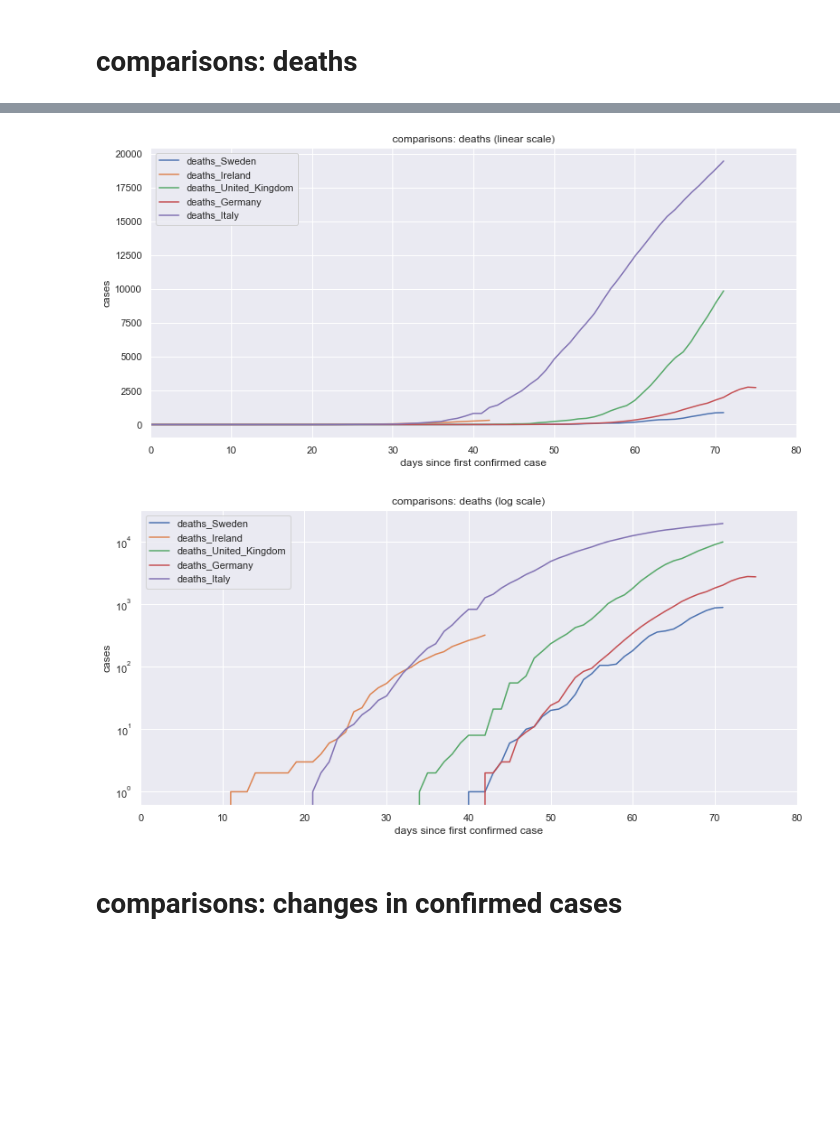
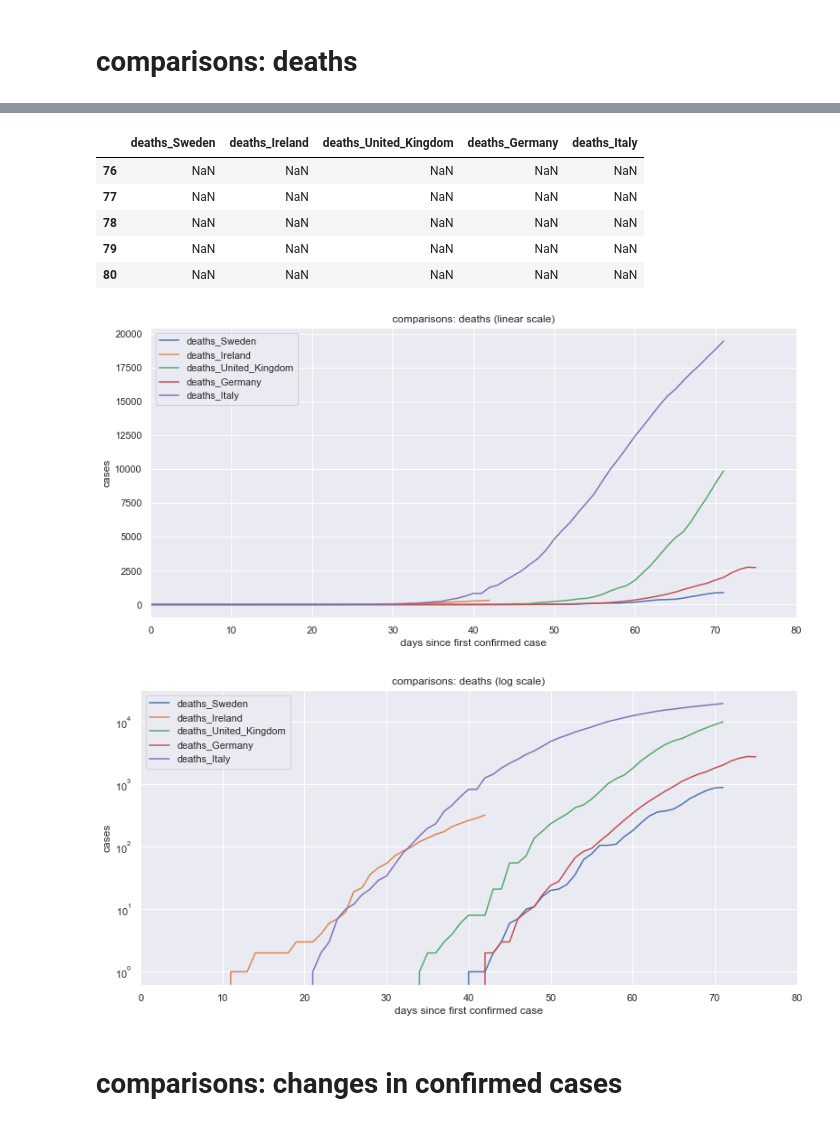
Before and after one commit to wdbm/COVID-19, a Jupyter notebook: COVID-19_7ef2f737.ipynb, the cells around one changed output, grey strips where cells are left out. Cells and saved outputs as stored; diff of their text form; code cells hidden in the pictures; blank space fills up the shorter version.

```diff
--- a/COVID-19_7ef2f737.ipynb
+++ b/COVID-19_7ef2f737.ipynb
@@ -360,17 +366,23 @@ __df.plot(title=title+' '+'(log scale)', logy=True); plt.xlabel('days since firs
 # %%
 # some EU countries
 __df = _df[[
     'deaths_Sweden',
     'deaths_Ireland',
     'deaths_United_Kingdom',
     'deaths_Germany',
     'deaths_Italy']]
-__df.tail()
+display(__df.tail())
 
 title = 'comparisons: deaths'
 __df.plot(title=title+' '+'(linear scale)')        ; plt.xlabel('days since first confirmed case'); plt.ylabel('cases');
 __df.plot(title=title+' '+'(log scale)', logy=True); plt.xlabel('days since first confirmed case'); plt.ylabel('cases');
 # %% [output]
+|  | deaths_Sweden | deaths_Ireland | deaths_United_Kingdom | deaths_Germany | deaths_Italy |
+| 76 | NaN | NaN | NaN | NaN | NaN |
+| 77 | NaN | NaN | NaN | NaN | NaN |
+| 78 | NaN | NaN | NaN | NaN | NaN |
+| 79 | NaN | NaN | NaN | NaN | NaN |
+| 80 | NaN | NaN | NaN | NaN | NaN |
 [figure]
 [figure]
 # %% [markdown]
```
Also changed, not shown: parts of 6 cells of this notebook.
